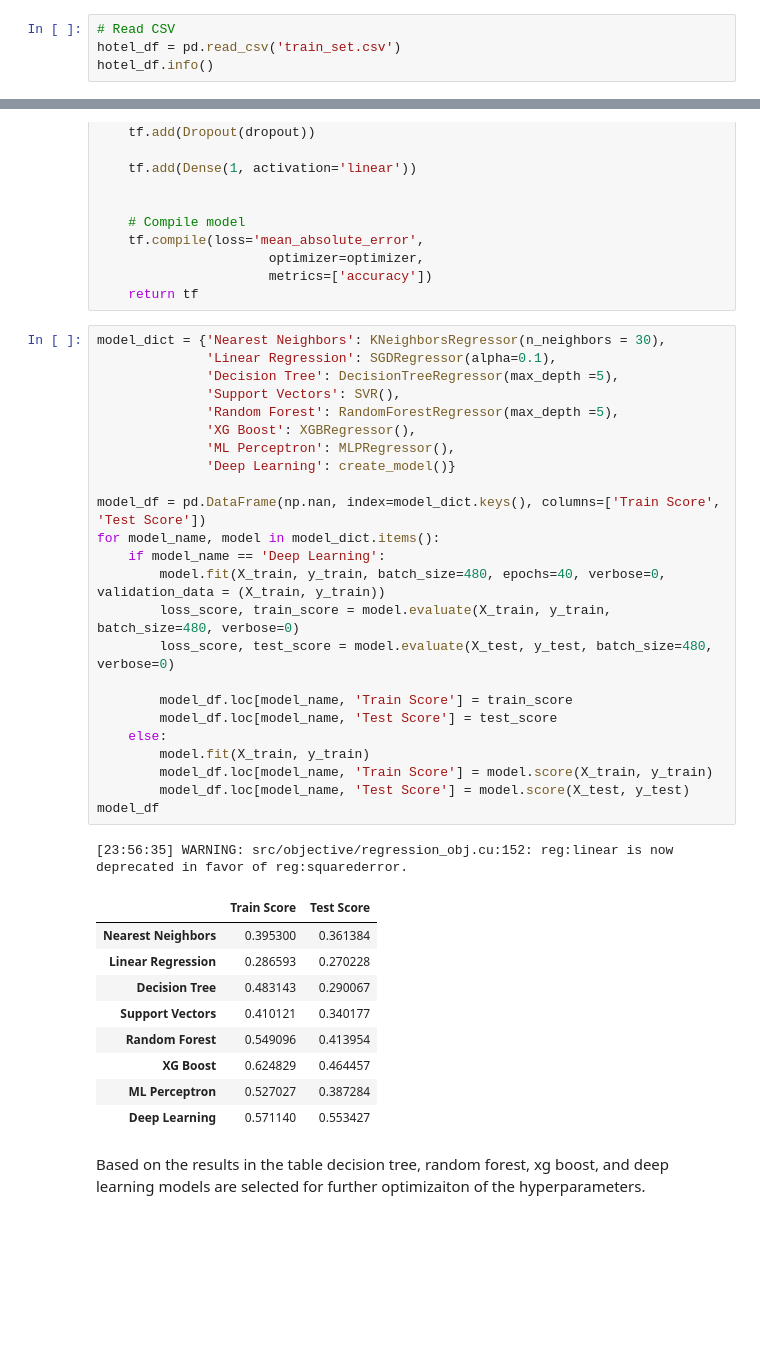
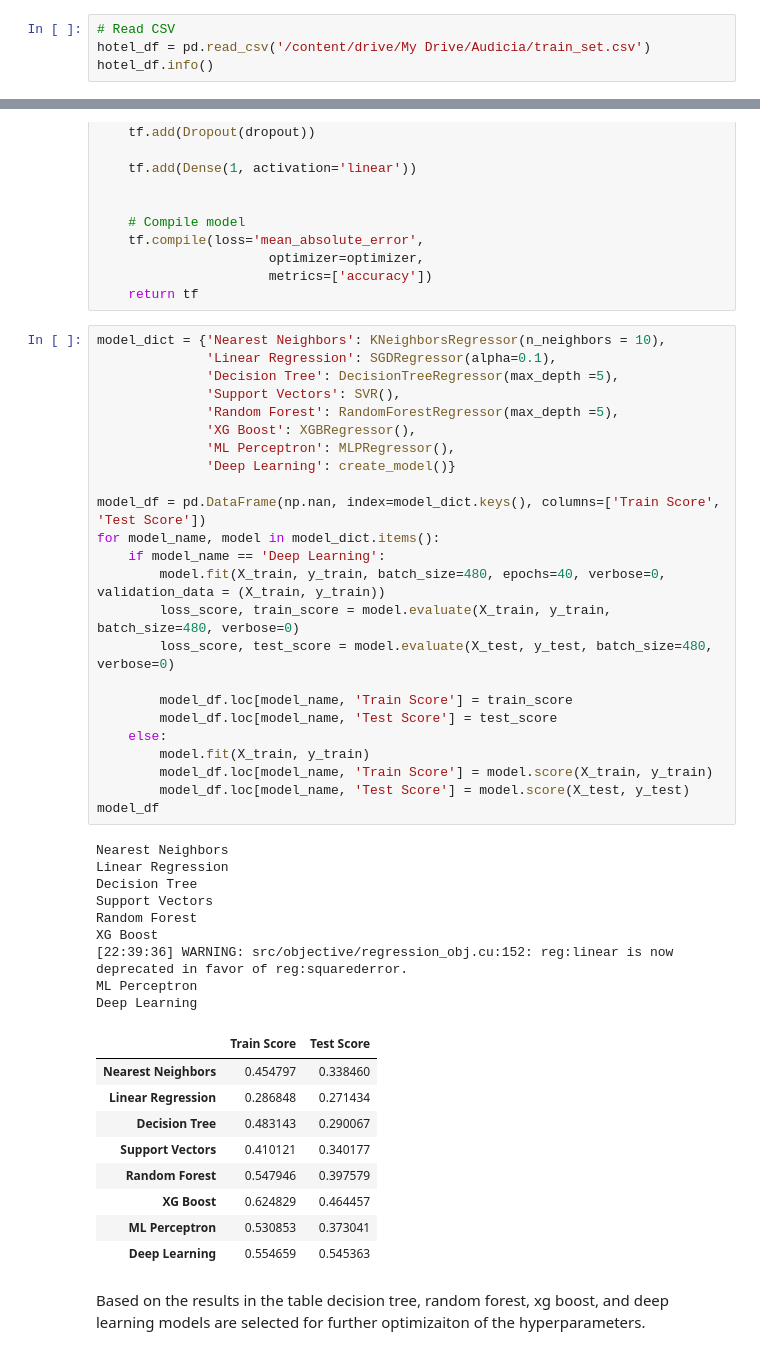
Before and after one commit to alireza-alizadegan/Hotel-Website, a Jupyter notebook: Hotel Website.ipynb, the cells around one changed output, grey strips where cells are left out. Cells and saved outputs as stored; diff of their text form; blank space fills up the shorter version.

```diff
--- a/Hotel Website.ipynb
+++ b/Hotel Website.ipynb
@@ -46,7 +46,7 @@ from tensorflow.keras.utils import plot_model
 # Data Cleaning
 # %%
 # Read CSV
-hotel_df = pd.read_csv('train_set.csv')
+hotel_df = pd.read_csv('/content/drive/My Drive/Audicia/train_set.csv')
 hotel_df.info()
 # %% [output]
 <class 'pandas.core.frame.DataFrame'>
@@ -864,40 +861,48 @@ def create_model(activation='relu',
                       metrics=['accuracy'])
     return tf
 # %%
-model_dict = {'Nearest Neighbors': KNeighborsRegressor(n_neighbors = 30),
+model_dict = {'Nearest Neighbors': KNeighborsRegressor(n_neighbors = 10),
               'Linear Regression': SGDRegressor(alpha=0.1),
               'Decision Tree': DecisionTreeRegressor(max_depth =5),
               'Support Vectors': SVR(),
               'Random Forest': RandomForestRegressor(max_depth =5),
               'XG Boost': XGBRegressor(),
               'ML Perceptron': MLPRegressor(),
               'Deep Learning': create_model()}
 
 model_df = pd.DataFrame(np.nan, index=model_dict.keys(), columns=['Train Score', 'Test Score'])
 for model_name, model in model_dict.items():
     if model_name == 'Deep Learning':
         model.fit(X_train, y_train, batch_size=480, epochs=40, verbose=0, validation_data = (X_train, y_train))
         loss_score, train_score = model.evaluate(X_train, y_train, batch_size=480, verbose=0)
         loss_score, test_score = model.evaluate(X_test, y_test, batch_size=480, verbose=0)
 
         model_df.loc[model_name, 'Train Score'] = train_score
         model_df.loc[model_name, 'Test Score'] = test_score
     else:
         model.fit(X_train, y_train)
         model_df.loc[model_name, 'Train Score'] = model.score(X_train, y_train)
         model_df.loc[model_name, 'Test Score'] = model.score(X_test, y_test)
 model_df
 # %% [output]
-[23:56:35] WARNING: src/objective/regression_obj.cu:152: reg:linear is now deprecated in favor of reg:squarederror.
+Nearest Neighbors
+Linear Regression
+Decision Tree
+Support Vectors
+Random Forest
+XG Boost
+[22:39:36] WARNING: src/objective/regression_obj.cu:152: reg:linear is now deprecated in favor of reg:squarederror.
+ML Perceptron
+Deep Learning
 |  | Train Score | Test Score |
-| Nearest Neighbors | 0.395300 | 0.361384 |
-| Linear Regression | 0.286593 | 0.270228 |
+| Nearest Neighbors | 0.454797 | 0.338460 |
+| Linear Regression | 0.286848 | 0.271434 |
 | Decision Tree | 0.483143 | 0.290067 |
 | Support Vectors | 0.410121 | 0.340177 |
-| Random Forest | 0.549096 | 0.413954 |
+| Random Forest | 0.547946 | 0.397579 |
 | XG Boost | 0.624829 | 0.464457 |
-| ML Perceptron | 0.527027 | 0.387284 |
-| Deep Learning | 0.571140 | 0.553427 |
+| ML Perceptron | 0.530853 | 0.373041 |
+| Deep Learning | 0.554659 | 0.545363 |
 # %% [markdown]
 Based on the results in the table decision tree, random forest, xg boost, and deep learning models are selected for further optimizaiton of the hyperparameters.
 # %% [markdown]
```
Also changed, not shown: parts of 34 cells of this notebook.
